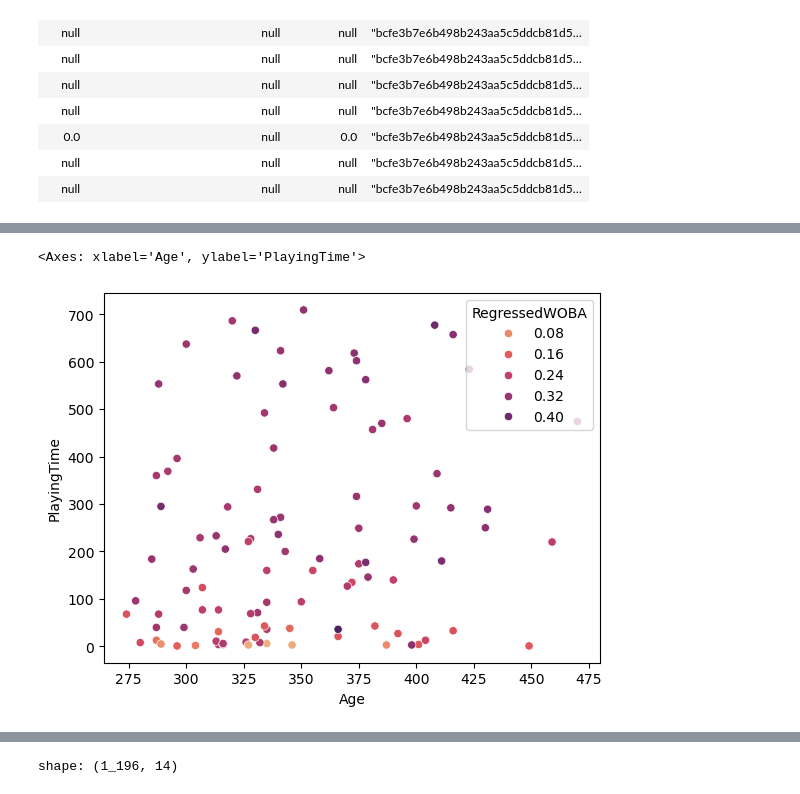
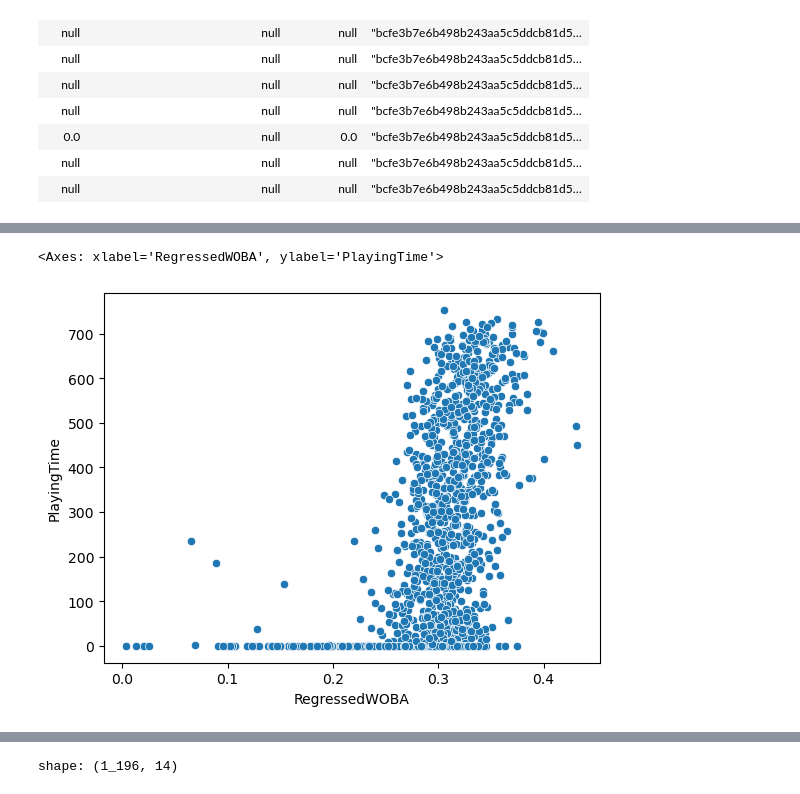
Before and after one commit to Lou-Zhou/reds-hackathon, a Jupyter notebook: data_analysis.ipynb, the cells around one changed output, grey strips where cells are left out. Saved outputs shown, nothing was run; the diff lists cells and outputs as text; code cells hidden in the pictures.

```diff
--- a/data_analysis.ipynb
+++ b/data_analysis.ipynb
@@ -227,7 +230,8 @@ shape: (2_398, 4)
 # %%
 #sample_batter = wobas.select(pl.first('batter')).item()#this is really unintuitive?
 batterdata = pbp.with_columns(
-        pl.col("estimated_woba_using_speedangle").fill_null(pl.col("woba_value")).alias("xwoba")
+        #pl.col("estimated_woba_using_speedangle").fill_null(pl.col("woba_value")).alias("xwoba")
+        pl.col("woba_value").alias("xwoba")
     )
 batterdata.select("xwoba", "estimated_woba_using_speedangle", "woba_value", "batter").filter(pl.col("batter").str.starts_with("bcfe3b7e6b498b243aa5c5ddcb81d5"))
 # %% [output]
@@ -285,7 +289,7 @@ def RegressToMean(data, pbp):
     )
     batterdata = batterdata.with_columns(#is there a weighted average method for polars?
         ((pl.col("PT")) / pl.col("woba_varPerformance")).alias("noiseWeight"),
-        (1 / pl.col("game_year").replace_strict(popvars)).alias("popWeight")
+        (100 / pl.col("game_year").replace_strict(popvars)).alias("popWeight")
     )
     batterdata = batterdata.with_columns(
         (((pl.col("noiseWeight") * pl.col("woba_mean")) + (pl.col("popWeight") * pl.col("game_year").replace_strict(WOBApopMeans)))
@@ -348,7 +354,9 @@ shape: (10, 14)
 # %%
 import seaborn as sns
 cmap = sns.color_palette("flare", as_cmap=True)
-sns.scatterplot(x="Age", y="PlayingTime", hue = "RegressedWOBA",palette=cmap, data = currentWOBA.sample(100))
+#sns.scatterplot(x="Age", y="PlayingTime", hue = "RegressedWOBA",palette=cmap, data = currentWOBA)
+sns.scatterplot(x = "RegressedWOBA", y = "PlayingTime", data = nextyearWOBA.to_pandas())#.set_xlim(0,0.4)
+#players with high and low wobas have little playing time
 # %% [output]
-<Axes: xlabel='Age', ylabel='PlayingTime'>
+<Axes: xlabel='RegressedWOBA', ylabel='PlayingTime'>
-[figure, old version]
+[figure, new version]
```
Also changed, not shown: parts of 19 cells of this notebook, 1 other file.
